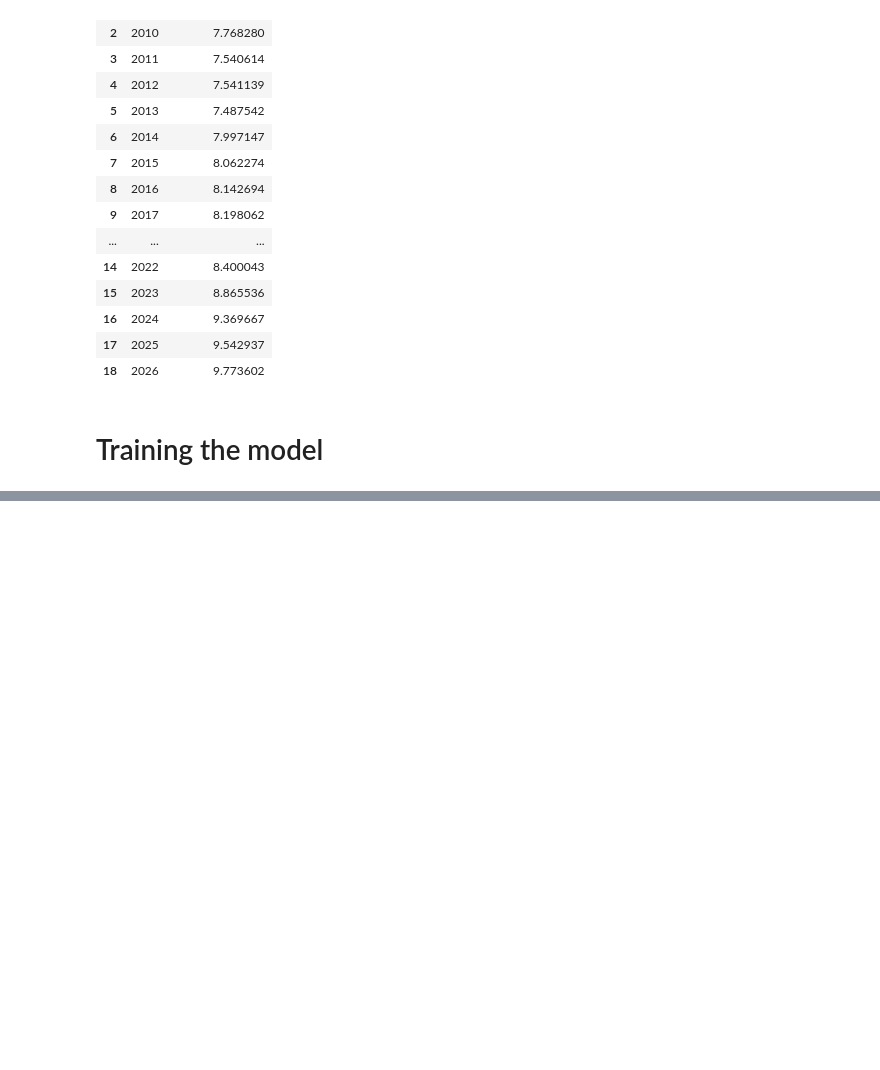
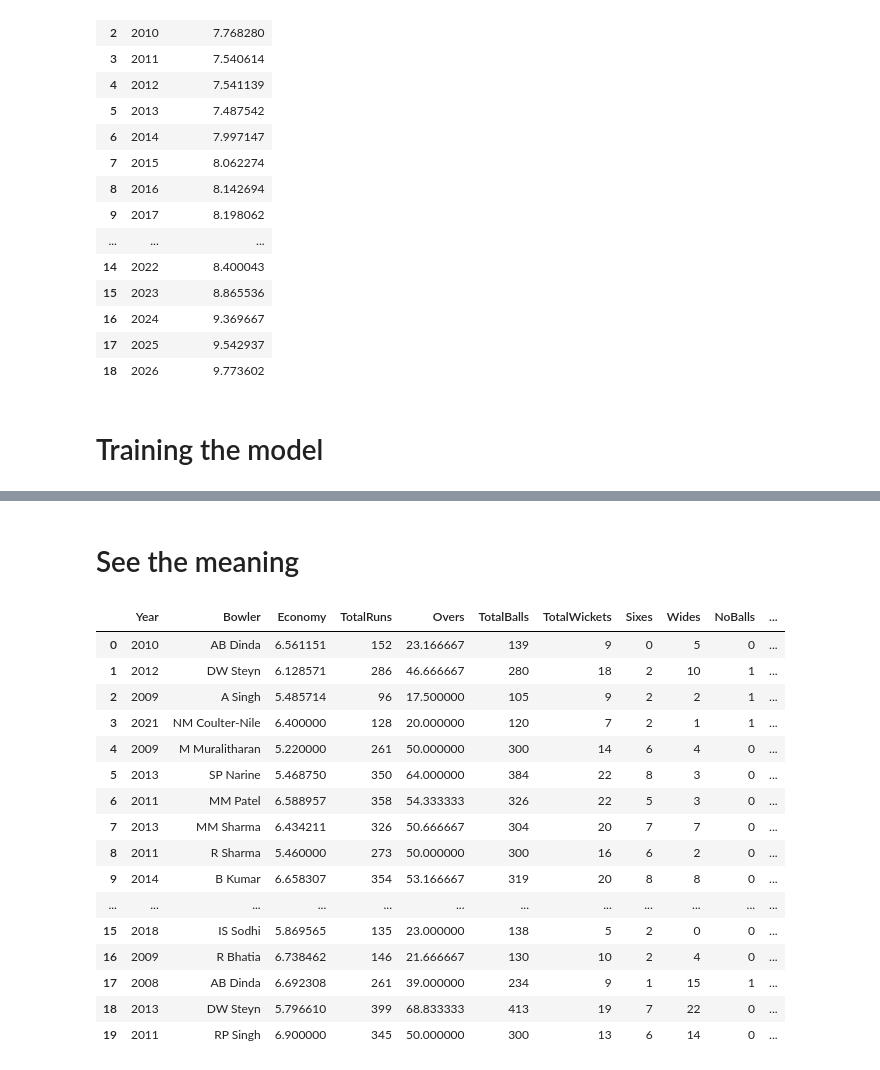
Before and after one commit to greenbear26/fielding-independent-bowling, a Jupyter notebook: main.ipynb, the cells around one changed output, grey strips where cells are left out. Cells and saved outputs as stored; diff of their text form; code cells hidden in the pictures; blank space fills up the shorter version.

```diff
--- a/main.ipynb
+++ b/main.ipynb
@@ -238,0 +248,36 @@ fib_reg.coef_, fib_reg.intercept_
+# %% [markdown]
+# See the meaning
+# %%
+# Store FIB stats for each bowler in the dataframe
+fib_coefficients = np.array(fib_reg.coef_)
+fib_coefficients = np.insert(fib_coefficients, 0, fib_reg.intercept_)
+
+for index, row in bowler_df.iterrows():
+    bowler_df.at[index, 'FIB'] = fib_coefficients[0] + fib_coefficients[1] * (row['Sixes'] / row['Overs']) + \
+                                fib_coefficients[2] * (row['Wides'] / row['Overs']) + \
+                                fib_coefficients[3] * (row['NoBalls'] / row['Overs']) + \
+                                fib_coefficients[4] * (row['FI Wickets'] / row['Overs']) + \
+                                fib_coefficients[5] * (row['DotBalls'] / row['Overs'])
+
+bowler_df.sort_values(by=['FIB'], inplace=True)
+bowler_df = bowler_df.reset_index(drop=True)
+bowler_df.to_csv('data/bowler-stats-with-fib.csv', index=False)
+bowler_df.head(20)
+# %% [output]
+|  | Year | Bowler | Economy | TotalRuns | Overs | TotalBalls | TotalWickets | Sixes | Wides | NoBalls | ... |
+| 0 | 2010 | AB Dinda | 6.561151 | 152 | 23.166667 | 139 | 9 | 0 | 5 | 0 | ... |
+| 1 | 2012 | DW Steyn | 6.128571 | 286 | 46.666667 | 280 | 18 | 2 | 10 | 1 | ... |
+| 2 | 2009 | A Singh | 5.485714 | 96 | 17.500000 | 105 | 9 | 2 | 2 | 1 | ... |
+| 3 | 2021 | NM Coulter-Nile | 6.400000 | 128 | 20.000000 | 120 | 7 | 2 | 1 | 1 | ... |
+| 4 | 2009 | M Muralitharan | 5.220000 | 261 | 50.000000 | 300 | 14 | 6 | 4 | 0 | ... |
+| 5 | 2013 | SP Narine | 5.468750 | 350 | 64.000000 | 384 | 22 | 8 | 3 | 0 | ... |
+| 6 | 2011 | MM Patel | 6.588957 | 358 | 54.333333 | 326 | 22 | 5 | 3 | 0 | ... |
+| 7 | 2013 | MM Sharma | 6.434211 | 326 | 50.666667 | 304 | 20 | 7 | 7 | 0 | ... |
+| 8 | 2011 | R Sharma | 5.460000 | 273 | 50.000000 | 300 | 16 | 6 | 2 | 0 | ... |
+| 9 | 2014 | B Kumar | 6.658307 | 354 | 53.166667 | 319 | 20 | 8 | 8 | 0 | ... |
+| ... | ... | ... | ... | ... | ... | ... | ... | ... | ... | ... | ... |
+| 15 | 2018 | IS Sodhi | 5.869565 | 135 | 23.000000 | 138 | 5 | 2 | 0 | 0 | ... |
+| 16 | 2009 | R Bhatia | 6.738462 | 146 | 21.666667 | 130 | 10 | 2 | 4 | 0 | ... |
+| 17 | 2008 | AB Dinda | 6.692308 | 261 | 39.000000 | 234 | 9 | 1 | 15 | 1 | ... |
+| 18 | 2013 | DW Steyn | 5.796610 | 399 | 68.833333 | 413 | 19 | 7 | 22 | 0 | ... |
+| 19 | 2011 | RP Singh | 6.900000 | 345 | 50.000000 | 300 | 13 | 6 | 14 | 0 | ... |
```
Also changed, not shown: parts of 5 cells of this notebook, 1 other file.
